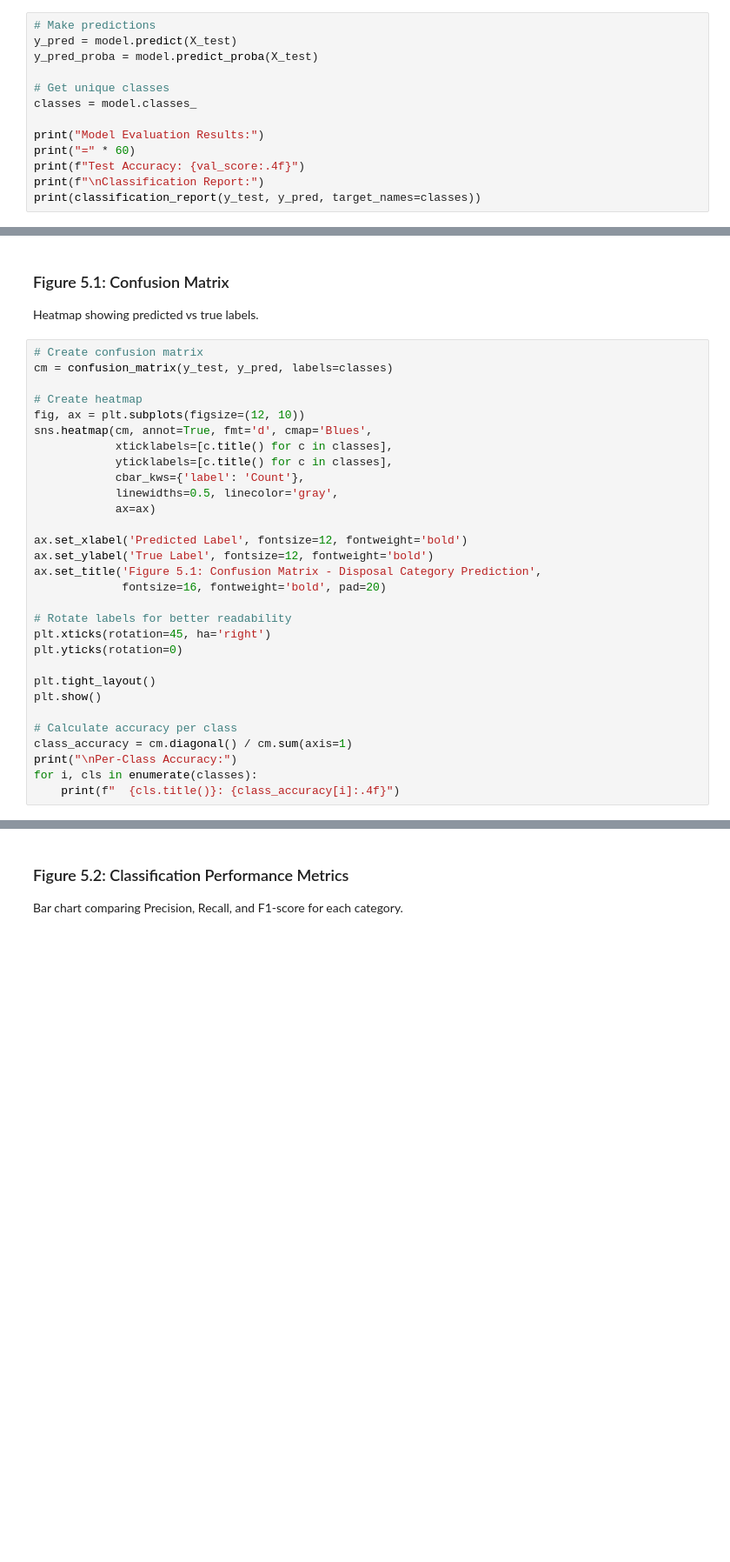
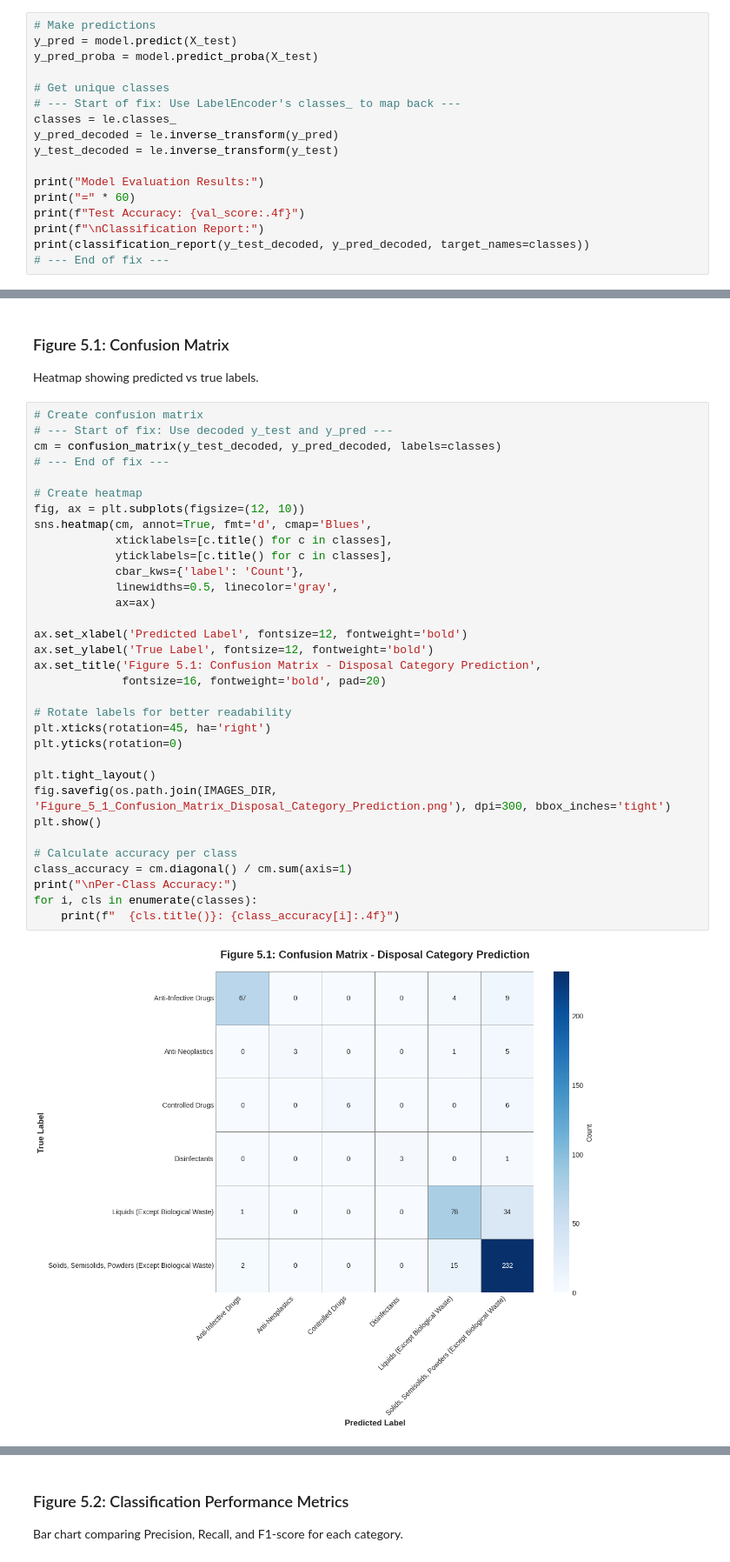
Before and after one commit to Jules-gatete/FastAPI, a Jupyter notebook: ML_Pipeline_Notebook.ipynb, the cells around one changed output, grey strips where cells are left out. Shown at 87% size. Saved outputs shown, nothing was run; the diff lists cells and outputs as text; blank space fills up the shorter version.

```diff
--- a/ML_Pipeline_Notebook.ipynb
+++ b/ML_Pipeline_Notebook.ipynb
@@ -546,10 +692,14 @@ y_pred = model.predict(X_test)
 y_pred_proba = model.predict_proba(X_test)
 
 # Get unique classes
-classes = model.classes_
+# --- Start of fix: Use LabelEncoder's classes_ to map back ---
+classes = le.classes_
+y_pred_decoded = le.inverse_transform(y_pred)
+y_test_decoded = le.inverse_transform(y_test)
 
 print("Model Evaluation Results:")
 print("=" * 60)
 print(f"Test Accuracy: {val_score:.4f}")
 print(f"\nClassification Report:")
-print(classification_report(y_test, y_pred, target_names=classes))
+print(classification_report(y_test_decoded, y_pred_decoded, target_names=classes))
+# --- End of fix ---
@@ -559,31 +727,36 @@ print(classification_report(y_test, y_pred, target_names=classes))
 Heatmap showing predicted vs true labels.
 # %%
 # Create confusion matrix
-cm = confusion_matrix(y_test, y_pred, labels=classes)
+# --- Start of fix: Use decoded y_test and y_pred ---
+cm = confusion_matrix(y_test_decoded, y_pred_decoded, labels=classes)
+# --- End of fix ---
 
 # Create heatmap
 fig, ax = plt.subplots(figsize=(12, 10))
 sns.heatmap(cm, annot=True, fmt='d', cmap='Blues',
             xticklabels=[c.title() for c in classes],
             yticklabels=[c.title() for c in classes],
             cbar_kws={'label': 'Count'},
             linewidths=0.5, linecolor='gray',
             ax=ax)
 
 ax.set_xlabel('Predicted Label', fontsize=12, fontweight='bold')
 ax.set_ylabel('True Label', fontsize=12, fontweight='bold')
 ax.set_title('Figure 5.1: Confusion Matrix - Disposal Category Prediction',
              fontsize=16, fontweight='bold', pad=20)
 
 # Rotate labels for better readability
 plt.xticks(rotation=45, ha='right')
 plt.yticks(rotation=0)
 
 plt.tight_layout()
+fig.savefig(os.path.join(IMAGES_DIR, 'Figure_5_1_Confusion_Matrix_Disposal_Category_Prediction.png'), dpi=300, bbox_inches='tight')
 plt.show()
 
 # Calculate accuracy per class
 class_accuracy = cm.diagonal() / cm.sum(axis=1)
 print("\nPer-Class Accuracy:")
 for i, cls in enumerate(classes):
     print(f"  {cls.title()}: {class_accuracy[i]:.4f}")
+# %% [output]
+[figure, added]
```
Also changed, not shown: parts of 23 cells of this notebook.
